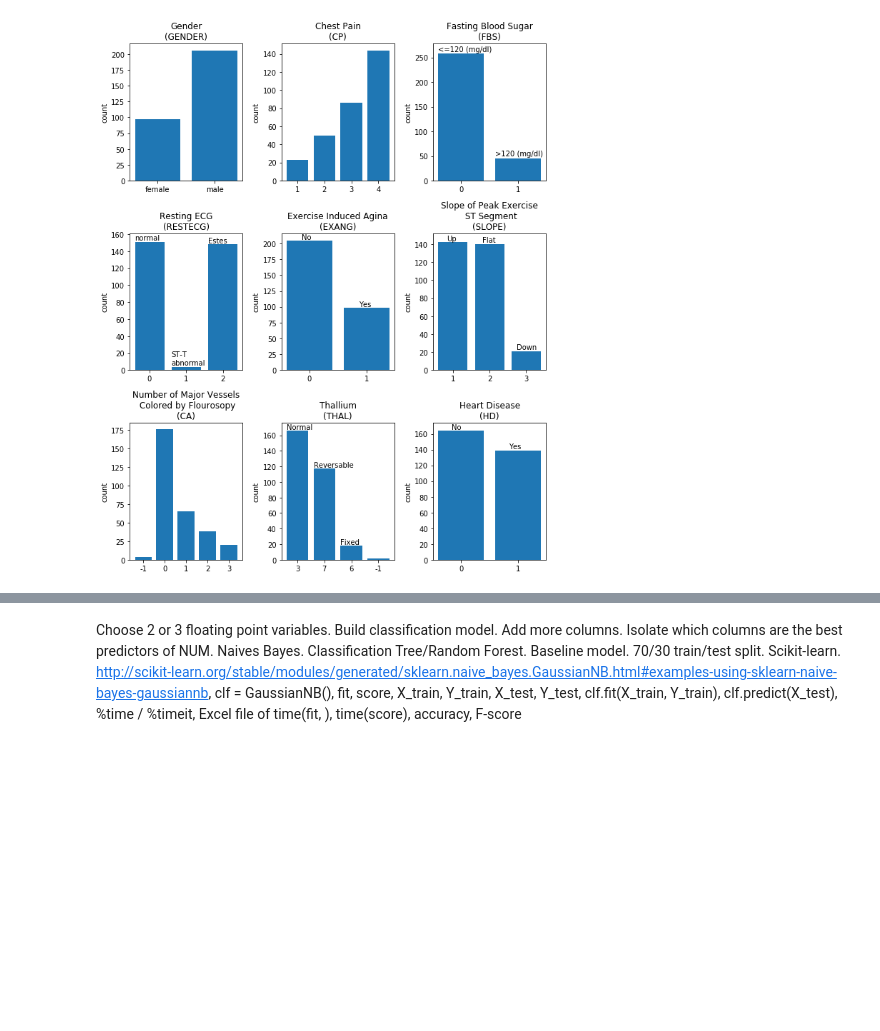
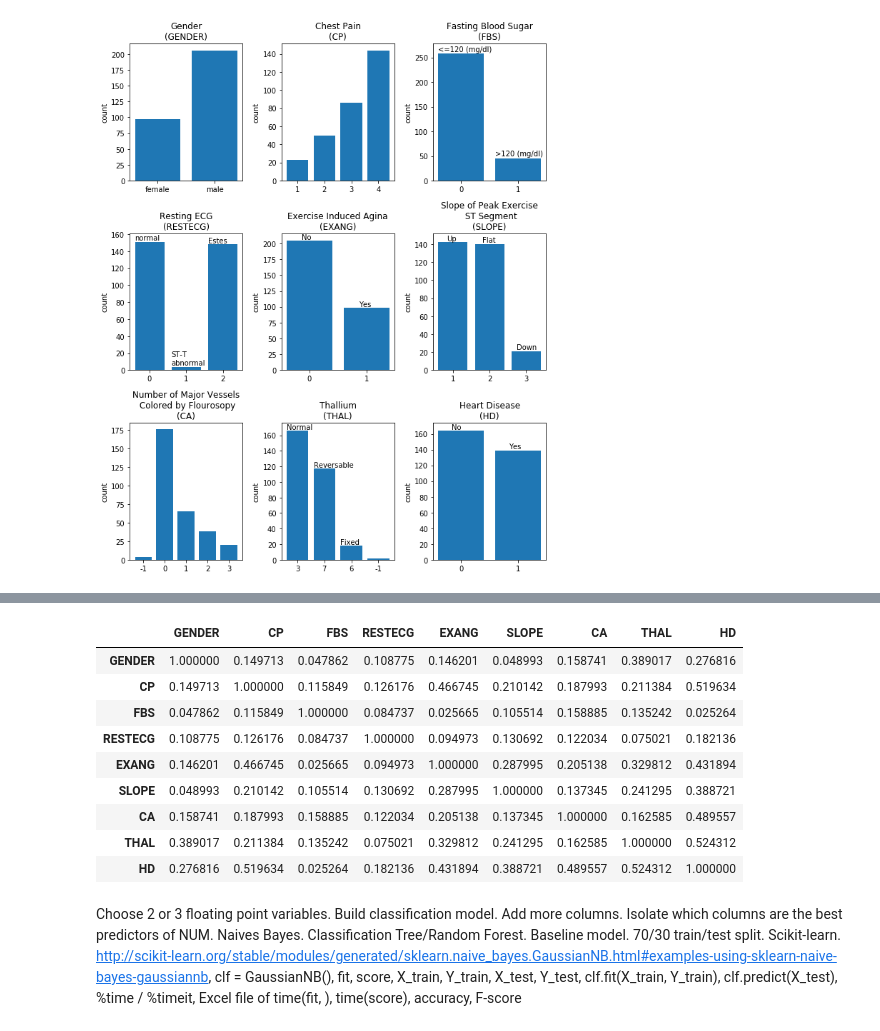
Before and after one commit to blubeck7/heart_disease, a Jupyter notebook: heart_disease.ipynb, the cells around one changed output, grey strips where cells are left out. Saved outputs shown, nothing was run; the diff lists cells and outputs as text; code cells hidden in the pictures; blank space fills up the shorter version.

```diff
--- a/heart_disease.ipynb
+++ b/heart_disease.ipynb
@@ -412,0 +478,13 @@ For floating point variables, look at max, min, range, histogram, correlation pl
+# %%
+corr
+# %% [output]
+|  | GENDER | CP | FBS | RESTECG | EXANG | SLOPE | CA | THAL | HD |
+| GENDER | 1.000000 | 0.149713 | 0.047862 | 0.108775 | 0.146201 | 0.048993 | 0.158741 | 0.389017 | 0.276816 |
+| CP | 0.149713 | 1.000000 | 0.115849 | 0.126176 | 0.466745 | 0.210142 | 0.187993 | 0.211384 | 0.519634 |
+| FBS | 0.047862 | 0.115849 | 1.000000 | 0.084737 | 0.025665 | 0.105514 | 0.158885 | 0.135242 | 0.025264 |
+| RESTECG | 0.108775 | 0.126176 | 0.084737 | 1.000000 | 0.094973 | 0.130692 | 0.122034 | 0.075021 | 0.182136 |
+| EXANG | 0.146201 | 0.466745 | 0.025665 | 0.094973 | 1.000000 | 0.287995 | 0.205138 | 0.329812 | 0.431894 |
+| SLOPE | 0.048993 | 0.210142 | 0.105514 | 0.130692 | 0.287995 | 1.000000 | 0.137345 | 0.241295 | 0.388721 |
+| CA | 0.158741 | 0.187993 | 0.158885 | 0.122034 | 0.205138 | 0.137345 | 1.000000 | 0.162585 | 0.489557 |
+| THAL | 0.389017 | 0.211384 | 0.135242 | 0.075021 | 0.329812 | 0.241295 | 0.162585 | 1.000000 | 0.524312 |
+| HD | 0.276816 | 0.519634 | 0.025264 | 0.182136 | 0.431894 | 0.388721 | 0.489557 | 0.524312 | 1.000000 |
```
Also changed, not shown: parts of 20 cells of this notebook, 1 other file.
